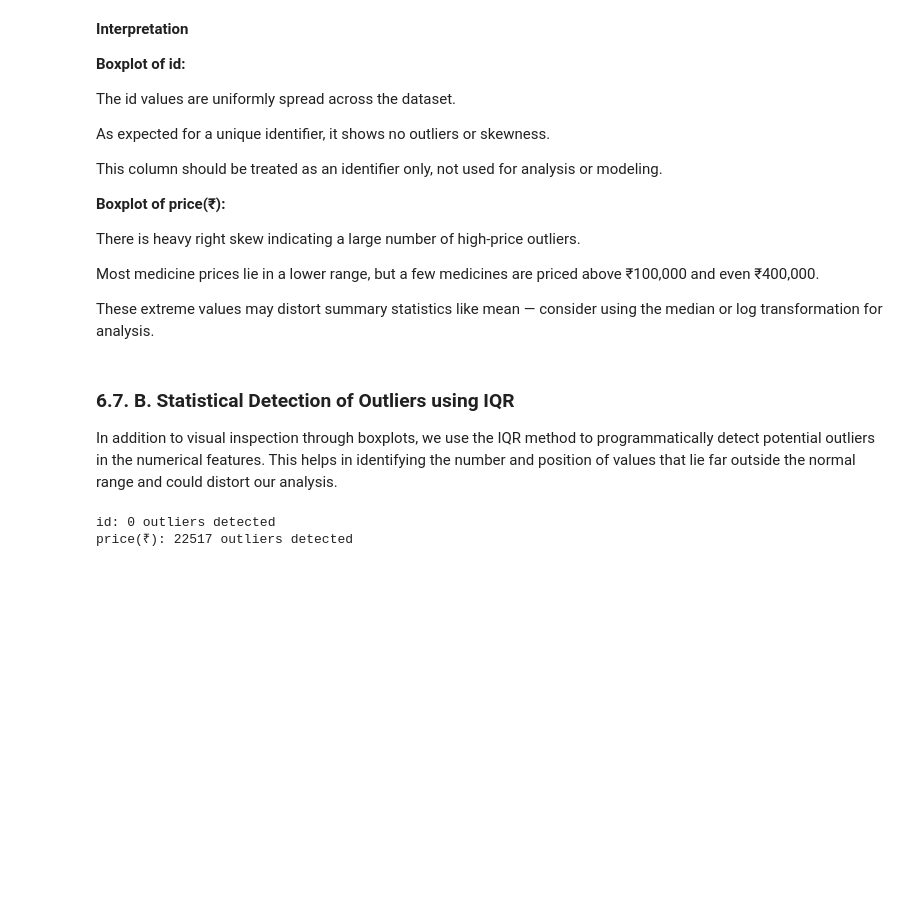
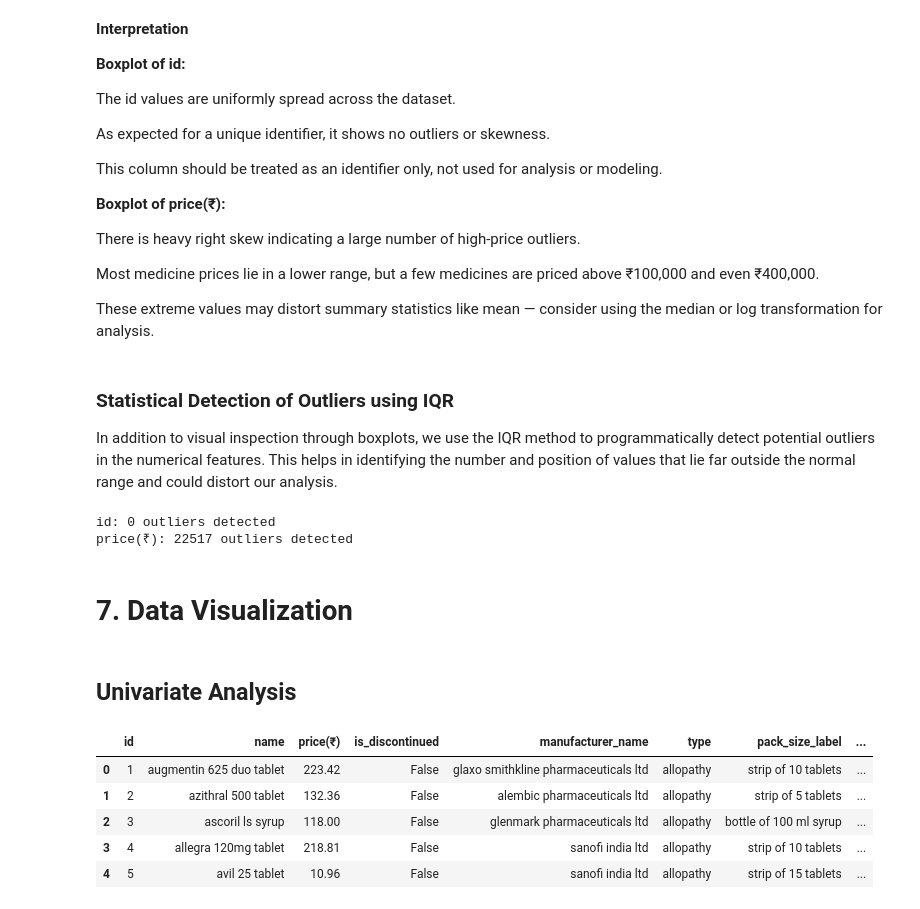
Before and after one commit to Sagarjain93/Pharma_Medicines, a Jupyter notebook: Pharma_medicines.ipynb, the cells around one changed output. Saved outputs shown, nothing was run; the diff lists cells and outputs as text; code cells hidden in the pictures; blank space fills up the shorter version.

```diff
--- a/Pharma_medicines.ipynb
+++ b/Pharma_medicines.ipynb
@@ -323,7 +366,7 @@ Most medicine prices lie in a lower range, but a few medicines are priced above
 
 These extreme values may distort summary statistics like mean — consider using the median or log transformation for analysis.
 # %% [markdown]
-### **6.7. B. Statistical Detection of Outliers using IQR**
+### Statistical Detection of Outliers using IQR
 
 In addition to visual inspection through boxplots, we use the IQR method to programmatically detect potential outliers in the numerical features. This helps in identifying the number and position of values that lie far outside the normal range and could distort our analysis.
 # %%
@@ -344,3 +387,16 @@ for col in numerical_columns:
 # %% [output]
 id: 0 outliers detected
 price(₹): 22517 outliers detected
+# %% [markdown]
+# **7. Data Visualization**
+# %% [markdown]
+## **Univariate Analysis**
+# %%
+df.head()
+# %% [output]
+|  | id | name | price(₹) | is_discontinued | manufacturer_name | type | pack_size_label | ... |
+| 0 | 1 | augmentin 625 duo tablet | 223.42 | False | glaxo smithkline pharmaceuticals ltd | allopathy | strip of 10 tablets | ... |
+| 1 | 2 | azithral 500 tablet | 132.36 | False | alembic pharmaceuticals ltd | allopathy | strip of 5 tablets | ... |
+| 2 | 3 | ascoril ls syrup | 118.00 | False | glenmark pharmaceuticals ltd | allopathy | bottle of 100 ml syrup | ... |
+| 3 | 4 | allegra 120mg tablet | 218.81 | False | sanofi india ltd | allopathy | strip of 10 tablets | ... |
+| 4 | 5 | avil 25 tablet | 10.96 | False | sanofi india ltd | allopathy | strip of 15 tablets | ... |
```
Also changed, not shown: parts of 136 cells of this notebook.
